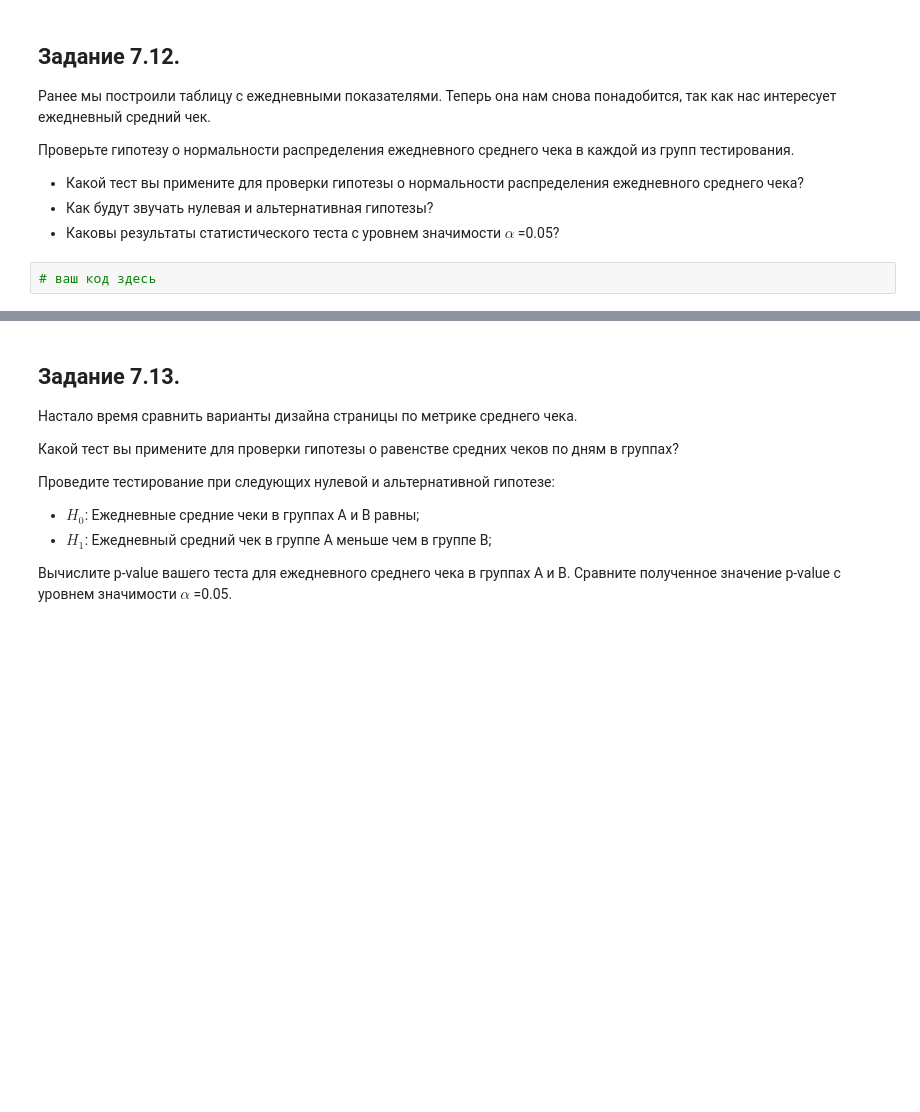
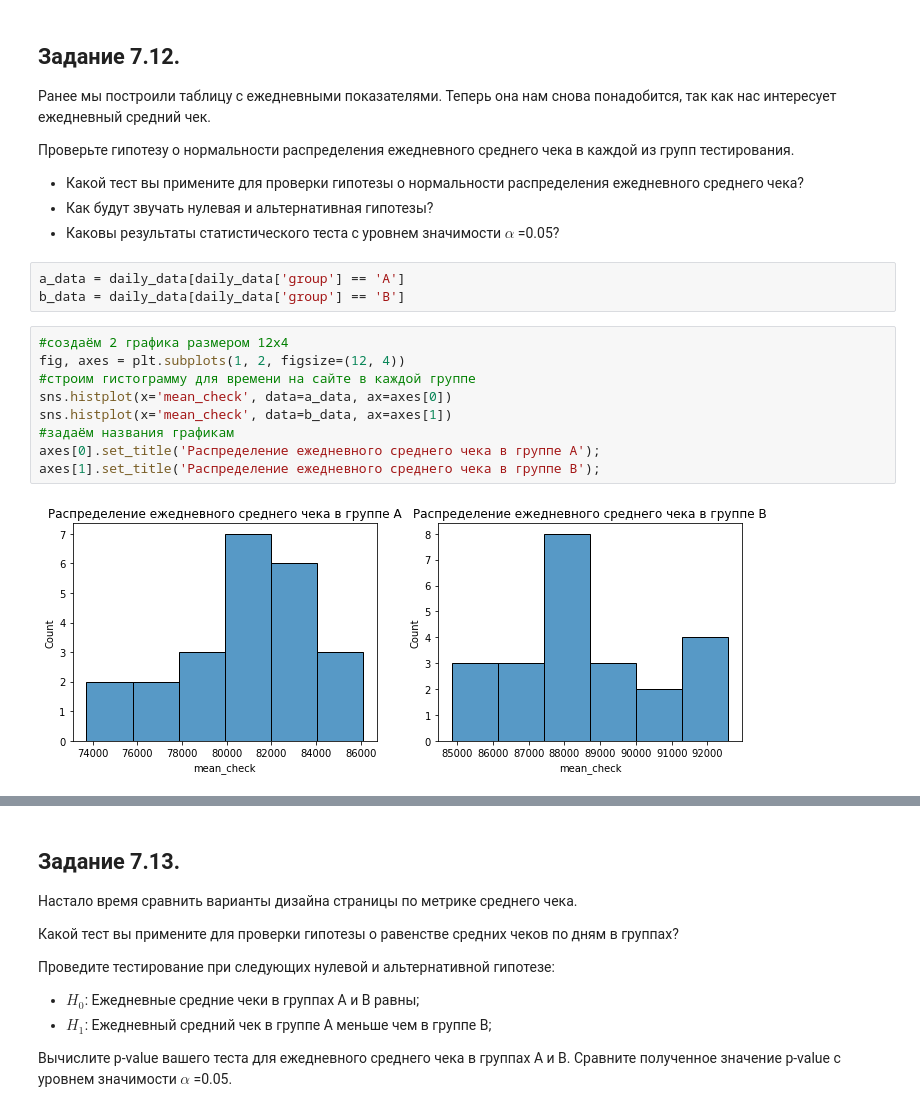
Before and after one commit to MrVengeance/sf_DC, a Jupyter notebook: Template_EDA_5.ipynb, the cells around one changed output, grey strips where cells are left out. Saved outputs shown, nothing was run; the diff lists cells and outputs as text; blank space fills up the shorter version.

```diff
--- a/Template_EDA_5.ipynb
+++ b/Template_EDA_5.ipynb
@@ -416,5 +439,17 @@ print('Доверительный интервал для разности ко
 * Какой тест вы примените  для проверки гипотезы о нормальности распределения ежедневного среднего чека?
 * Как будут звучать нулевая и альтернативная гипотезы?
 * Каковы результаты статистического теста с уровнем значимости $\alpha$ =0.05?
+# %%
+a_data = daily_data[daily_data['group'] == 'A']
+b_data = daily_data[daily_data['group'] == 'B']
 # %%
-# ваш код здесь
+#создаём 2 графика размером 12x4
+fig, axes = plt.subplots(1, 2, figsize=(12, 4))
+#строим гистограмму для времени на сайте в каждой группе
+sns.histplot(x='mean_check', data=a_data, ax=axes[0])
+sns.histplot(x='mean_check', data=b_data, ax=axes[1])
+#задаём названия графикам
+axes[0].set_title('Распределение ежедневного среднего чека в группе А');
+axes[1].set_title('Распределение ежедневного среднего чека в группе B');
+# %% [output]
+[figure, added]
```
Also changed, not shown: parts of 16 cells of this notebook, 1 other file.
